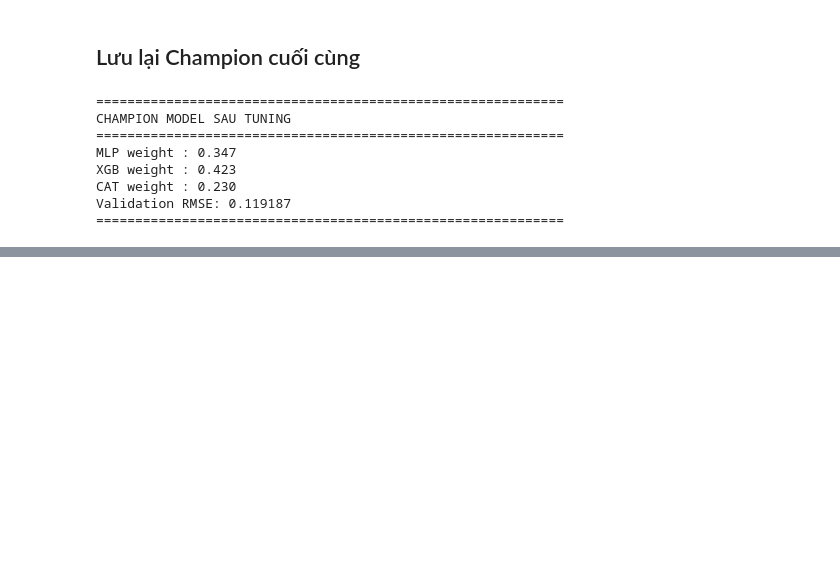
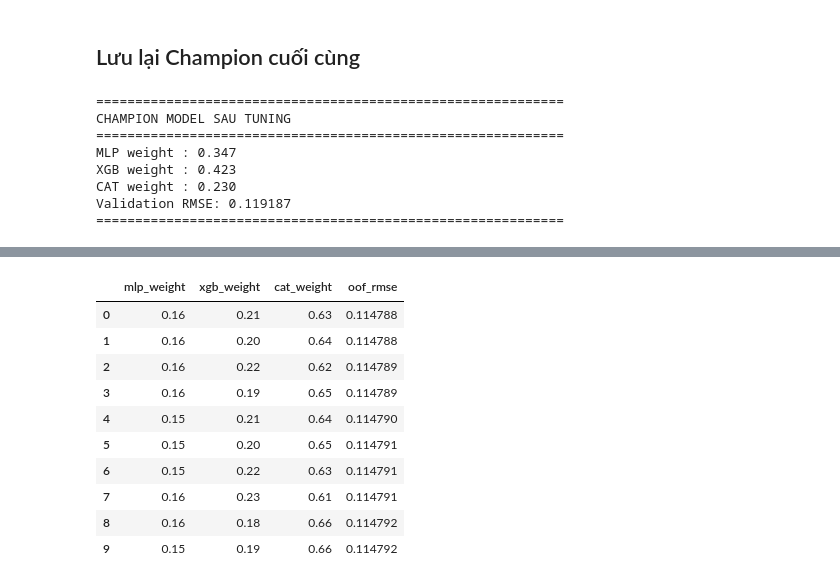
Before and after one commit to SGHPK0905/DeepLearning_3SV_DDU1231, a Jupyter notebook: BaitapNhom/Lab02/experiments/house_mlp_v1/Son_notebook/house_v2.ipynb, the cells around one changed output, grey strips where cells are left out. Cells and saved outputs as stored; diff of their text form; code cells hidden in the pictures; blank space fills up the shorter version.

Commit message:
Tuan02/Lab02/Thêm OOF ensemble Tuning

```diff
--- a/BaitapNhom/Lab02/experiments/house_mlp_v1/Son_notebook/house_v2.ipynb
+++ b/BaitapNhom/Lab02/experiments/house_mlp_v1/Son_notebook/house_v2.ipynb
@@ -1849,0 +2134,67 @@ Validation RMSE: 0.119187
+# %%
+# ================= OOF WEIGHT SEARCH =================
+
+oof_blend_results = []
+
+for i in range(101):
+
+    w_mlp = i / 100.0
+
+    for j in range(101 - i):
+
+        w_xgb = j / 100.0
+        w_cat = 1.0 - w_mlp - w_xgb
+
+        pred = (
+            w_mlp * oof_mlp
+            + w_xgb * oof_xgb
+            + w_cat * oof_cat
+        )
+
+        rmse = np.sqrt(
+            mean_squared_error(
+                y,
+                pred
+            )
+        )
+
+        oof_blend_results.append({
+            "mlp_weight": w_mlp,
+            "xgb_weight": w_xgb,
+            "cat_weight": w_cat,
+            "oof_rmse": rmse
+        })
+
+oof_blend_df = pd.DataFrame(
+    oof_blend_results
+).sort_values(
+    "oof_rmse"
+).reset_index(drop=True)
+
+best_oof_blend = oof_blend_df.iloc[0]
+
+print("=" * 70)
+print("BEST OOF ENSEMBLE")
+print("=" * 70)
+print(
+    f"MLP weight : "
+    f"{best_oof_blend['mlp_weight']:.2f}"
+)
+print(
+    f"XGB weight : "
+    f"{best_oof_blend['xgb_weight']:.2f}"
+)
+print(
+    f"CAT weight : "
+    f"{best_oof_blend['cat_weight']:.2f}"
+)
+print(
+    f"OOF RMSE   : "
+    f"{best_oof_blend['oof_rmse']:.6f}"
+)
+print("=" * 70)
+
+display(
+    oof_blend_df.head(10)
+)
+# %% [output]
@@ -1849,0 +2209,11 @@ Validation RMSE: 0.119187
+|  | mlp_weight | xgb_weight | cat_weight | oof_rmse |
+| 0 | 0.16 | 0.21 | 0.63 | 0.114788 |
+| 1 | 0.16 | 0.20 | 0.64 | 0.114788 |
+| 2 | 0.16 | 0.22 | 0.62 | 0.114789 |
+| 3 | 0.16 | 0.19 | 0.65 | 0.114789 |
+| 4 | 0.15 | 0.21 | 0.64 | 0.114790 |
+| 5 | 0.15 | 0.20 | 0.65 | 0.114791 |
+| 6 | 0.15 | 0.22 | 0.63 | 0.114791 |
+| 7 | 0.16 | 0.23 | 0.61 | 0.114791 |
+| 8 | 0.16 | 0.18 | 0.66 | 0.114792 |
+| 9 | 0.15 | 0.19 | 0.66 | 0.114792 |
```
Also changed, not shown: parts of 6 cells of this notebook, 4 other files.
